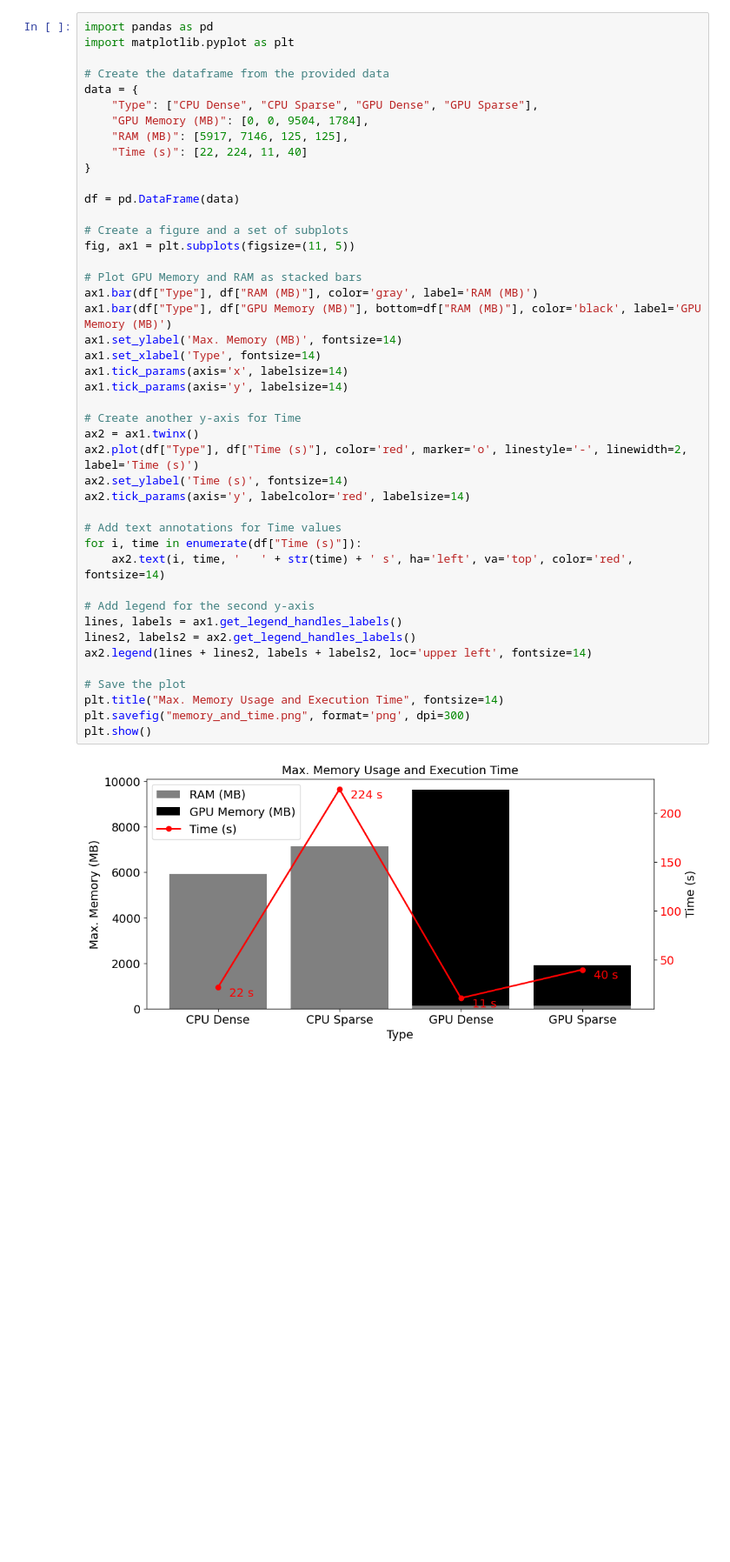
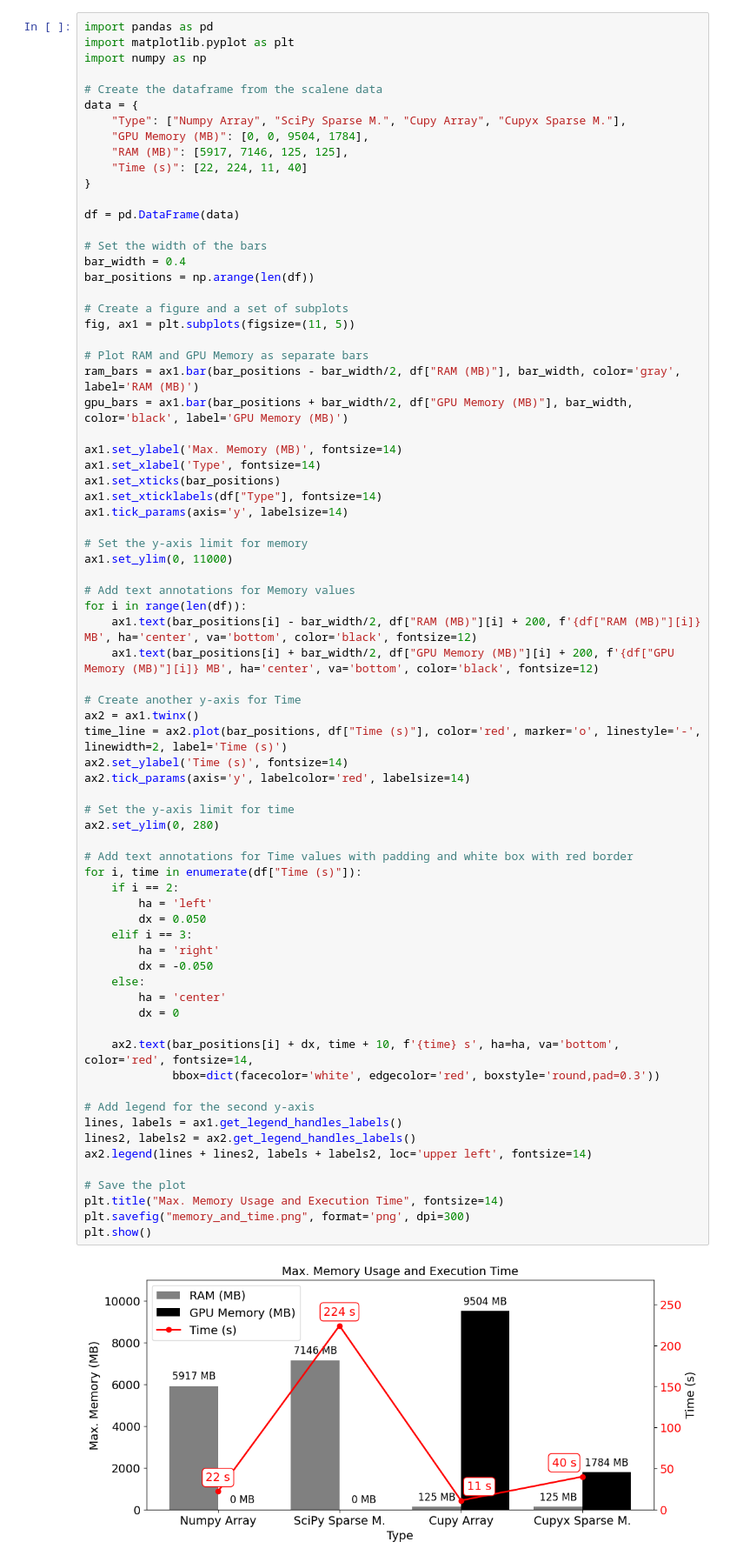
Before and after one commit to lukassykora/action-rules, a Jupyter notebook: notebooks/profiling/plot.ipynb, the cells around one changed output. Shown at 87% size. Drawn from its saved outputs; the diff is of its cells as text; blank space fills up the shorter version.

```diff
--- a/notebooks/profiling/plot.ipynb
+++ b/notebooks/profiling/plot.ipynb
@@ -1,46 +5,75 @@
 # %%
 import pandas as pd
 import matplotlib.pyplot as plt
+import numpy as np
 
-# Create the dataframe from the provided data
+# Create the dataframe from the scalene data
 data = {
-    "Type": ["CPU Dense", "CPU Sparse", "GPU Dense", "GPU Sparse"],
+    "Type": ["Numpy Array", "SciPy Sparse M.", "Cupy Array", "Cupyx Sparse M."],
     "GPU Memory (MB)": [0, 0, 9504, 1784],
     "RAM (MB)": [5917, 7146, 125, 125],
     "Time (s)": [22, 224, 11, 40]
 }
 
 df = pd.DataFrame(data)
 
+# Set the width of the bars
+bar_width = 0.4
+bar_positions = np.arange(len(df))
+
 # Create a figure and a set of subplots
 fig, ax1 = plt.subplots(figsize=(11, 5))
 
-# Plot GPU Memory and RAM as stacked bars
-ax1.bar(df["Type"], df["RAM (MB)"], color='gray', label='RAM (MB)')
-ax1.bar(df["Type"], df["GPU Memory (MB)"], bottom=df["RAM (MB)"], color='black', label='GPU Memory (MB)')
+# Plot RAM and GPU Memory as separate bars
+ram_bars = ax1.bar(bar_positions - bar_width/2, df["RAM (MB)"], bar_width, color='gray', label='RAM (MB)')
+gpu_bars = ax1.bar(bar_positions + bar_width/2, df["GPU Memory (MB)"], bar_width, color='black', label='GPU Memory (MB)')
+
 ax1.set_ylabel('Max. Memory (MB)', fontsize=14)
 ax1.set_xlabel('Type', fontsize=14)
-ax1.tick_params(axis='x', labelsize=14)
+ax1.set_xticks(bar_positions)
+ax1.set_xticklabels(df["Type"], fontsize=14)
 ax1.tick_params(axis='y', labelsize=14)
+
+# Set the y-axis limit for memory
+ax1.set_ylim(0, 11000)
+
+# Add text annotations for Memory values
+for i in range(len(df)):
+    ax1.text(bar_positions[i] - bar_width/2, df["RAM (MB)"][i] + 200, f'{df["RAM (MB)"][i]} MB', ha='center', va='bottom', color='black', fontsize=12)
+    ax1.text(bar_positions[i] + bar_width/2, df["GPU Memory (MB)"][i] + 200, f'{df["GPU Memory (MB)"][i]} MB', ha='center', va='bottom', color='black', fontsize=12)
 
 # Create another y-axis for Time
 ax2 = ax1.twinx()
-ax2.plot(df["Type"], df["Time (s)"], color='red', marker='o', linestyle='-', linewidth=2, label='Time (s)')
+time_line = ax2.plot(bar_positions, df["Time (s)"], color='red', marker='o', linestyle='-', linewidth=2, label='Time (s)')
 ax2.set_ylabel('Time (s)', fontsize=14)
 ax2.tick_params(axis='y', labelcolor='red', labelsize=14)
 
-# Add text annotations for Time values
+# Set the y-axis limit for time
+ax2.set_ylim(0, 280)
+
+# Add text annotations for Time values with padding and white box with red border
 for i, time in enumerate(df["Time (s)"]):
-    ax2.text(i, time, '   ' + str(time) + ' s', ha='left', va='top', color='red', fontsize=14)
+    if i == 2:
+        ha = 'left'
+        dx = 0.050
+    elif i == 3:
+        ha = 'right'
+        dx = -0.050
+    else:
+        ha = 'center'
+        dx = 0
+
+    ax2.text(bar_positions[i] + dx, time + 10, f'{time} s', ha=ha, va='bottom', color='red', fontsize=14,
+             bbox=dict(facecolor='white', edgecolor='red', boxstyle='round,pad=0.3'))
 
 # Add legend for the second y-axis
 lines, labels = ax1.get_legend_handles_labels()
 lines2, labels2 = ax2.get_legend_handles_labels()
 ax2.legend(lines + lines2, labels + labels2, loc='upper left', fontsize=14)
 
 # Save the plot
 plt.title("Max. Memory Usage and Execution Time", fontsize=14)
 plt.savefig("memory_and_time.png", format='png', dpi=300)
 plt.show()
 # %% [output]
-[figure, old version]
+[figure, new version]
```
Also changed, not shown: parts of 1 cell of this notebook, 2 other files.
